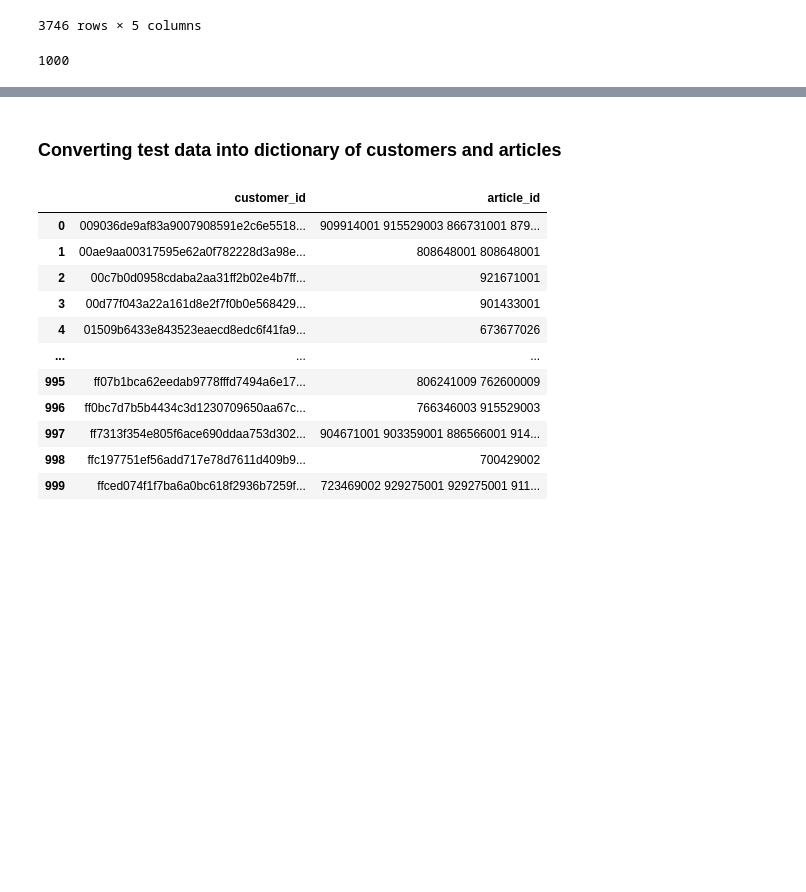
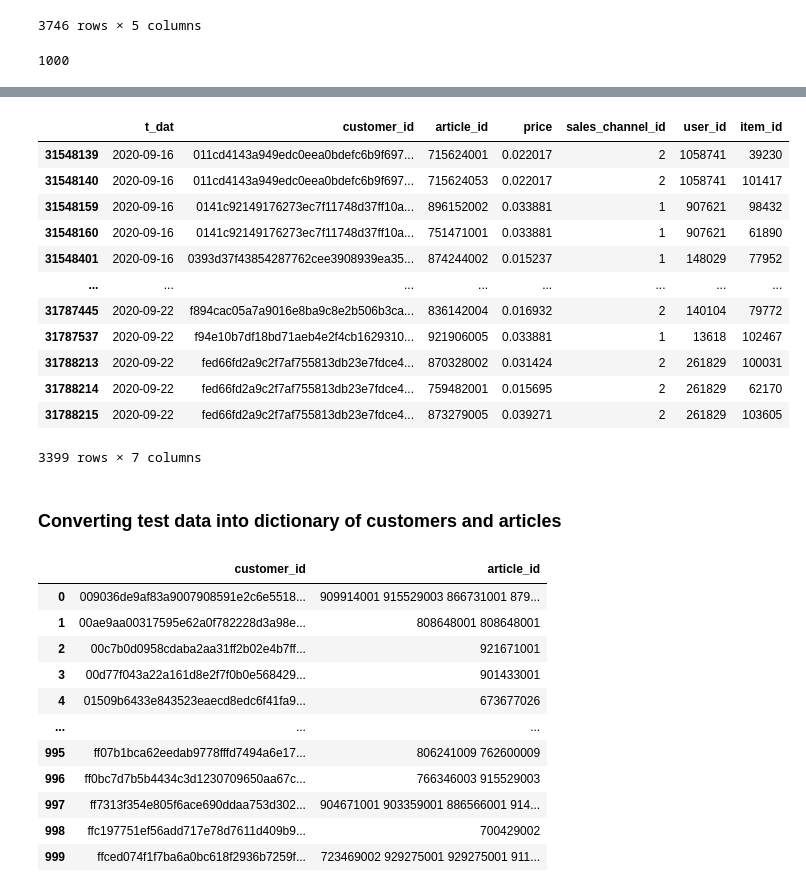
Before and after one commit to aindrila28/recommender_systems, a Jupyter notebook: Non-personalised.ipynb, the cells around one changed output, grey strips where cells are left out. Saved outputs shown, nothing was run; the diff lists cells and outputs as text; code cells hidden in the pictures; blank space fills up the shorter version.

```diff
--- a/Non-personalised.ipynb
+++ b/Non-personalised.ipynb
@@ -211,3 +232,21 @@ len(new_test_data['customer_id'].unique())
+# %%
+new_test_data_without_new_cust = downsize(test_data_without_new_cust, 1000)
+# %%
+new_test_data_without_new_cust
+# %% [output]
+|  | t_dat | customer_id | article_id | price | sales_channel_id | user_id | item_id |
+| 31548139 | 2020-09-16 | 011cd4143a949edc0eea0bdefc6b9f697... | 715624001 | 0.022017 | 2 | 1058741 | 39230 |
+| 31548140 | 2020-09-16 | 011cd4143a949edc0eea0bdefc6b9f697... | 715624053 | 0.022017 | 2 | 1058741 | 101417 |
+| 31548159 | 2020-09-16 | 0141c92149176273ec7f11748d37ff10a... | 896152002 | 0.033881 | 1 | 907621 | 98432 |
+| 31548160 | 2020-09-16 | 0141c92149176273ec7f11748d37ff10a... | 751471001 | 0.033881 | 1 | 907621 | 61890 |
+| 31548401 | 2020-09-16 | 0393d37f43854287762cee3908939ea35... | 874244002 | 0.015237 | 1 | 148029 | 77952 |
+| ... | ... | ... | ... | ... | ... | ... | ... |
+| 31787445 | 2020-09-22 | f894cac05a7a9016e8ba9c8e2b506b3ca... | 836142004 | 0.016932 | 2 | 140104 | 79772 |
+| 31787537 | 2020-09-22 | f94e10b7df18bd71aeb4e2f4cb1629310... | 921906005 | 0.033881 | 1 | 13618 | 102467 |
+| 31788213 | 2020-09-22 | fed66fd2a9c2f7af755813db23e7fdce4... | 870328002 | 0.031424 | 2 | 261829 | 100031 |
+| 31788214 | 2020-09-22 | fed66fd2a9c2f7af755813db23e7fdce4... | 759482001 | 0.015695 | 2 | 261829 | 62170 |
+| 31788215 | 2020-09-22 | fed66fd2a9c2f7af755813db23e7fdce4... | 873279005 | 0.039271 | 2 | 261829 | 103605 |
+3399 rows × 7 columns
 # %% [markdown]
 ### Converting test data into dictionary of customers and articles
 # %%
```
Also changed, not shown: parts of 32 cells of this notebook.
